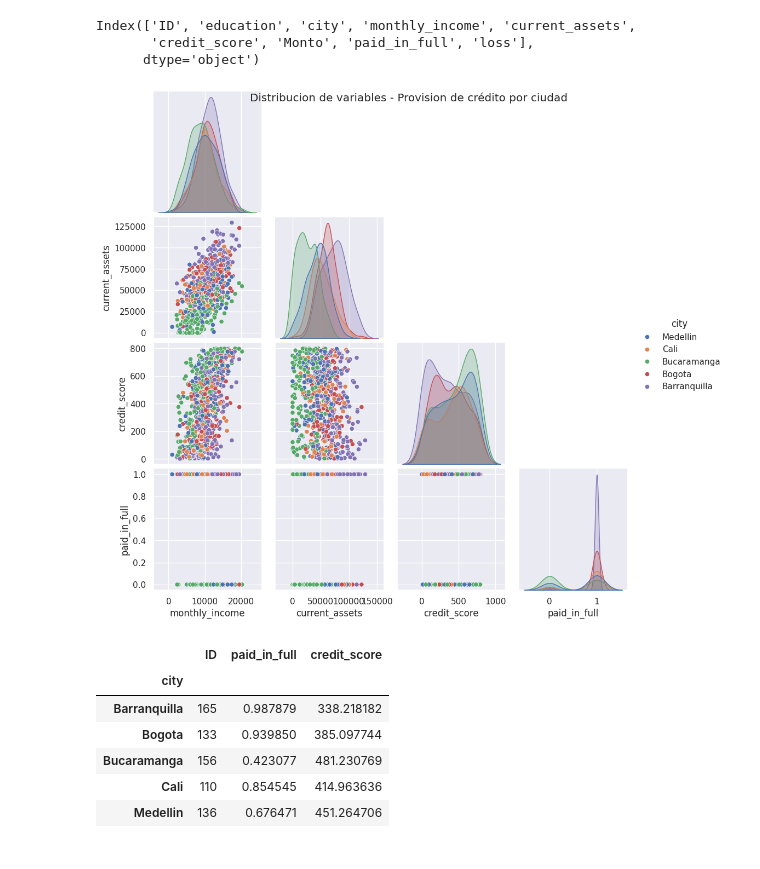
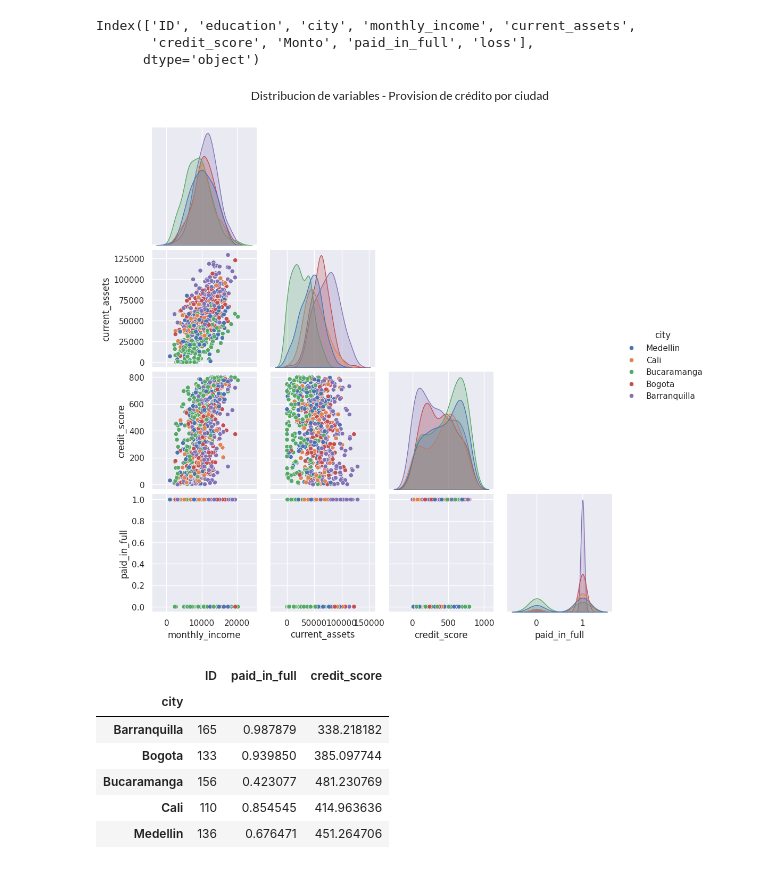
Before and after one commit to santiagoahl/risk-model-for-credit-loans, a Jupyter notebook: notebooks/predict_risk.ipynb, the cells around one changed output. Drawn from its saved outputs; the diff is of its cells as text; code cells hidden in the pictures.

Commit message:
declutter charts

```diff
--- a/notebooks/predict_risk.ipynb
+++ b/notebooks/predict_risk.ipynb
@@ -83,11 +83,11 @@ Index(['ID', 'education', 'city', 'monthly_income', 'current_assets',
       dtype='object')
 # %%
 sns.pairplot(data=df[['city', 'monthly_income', 'current_assets','credit_score', 'Monto', 'paid_in_full', 'loss']], corner=True, hue="city")
-plt.suptitle("Distribucion de variables - Provision de crédito por ciudad")
+plt.suptitle("Distribucion de variables - Provision de crédito por ciudad", fontsize=16, fontproperties=lato_font, y=1.05)
 plt.savefig("../images/city_level_loans.png", format="png")
 plt.show()
 # %% [output]
-[figure, old version]
+[figure, new version]
 # %%
 approvals_df = df[["city", "ID"]].groupby("city").count()
 payments_df = df[["city", "paid_in_full"]].groupby("city").mean()
```
Also changed, not shown: parts of 3 cells of this notebook, 4 other files.
